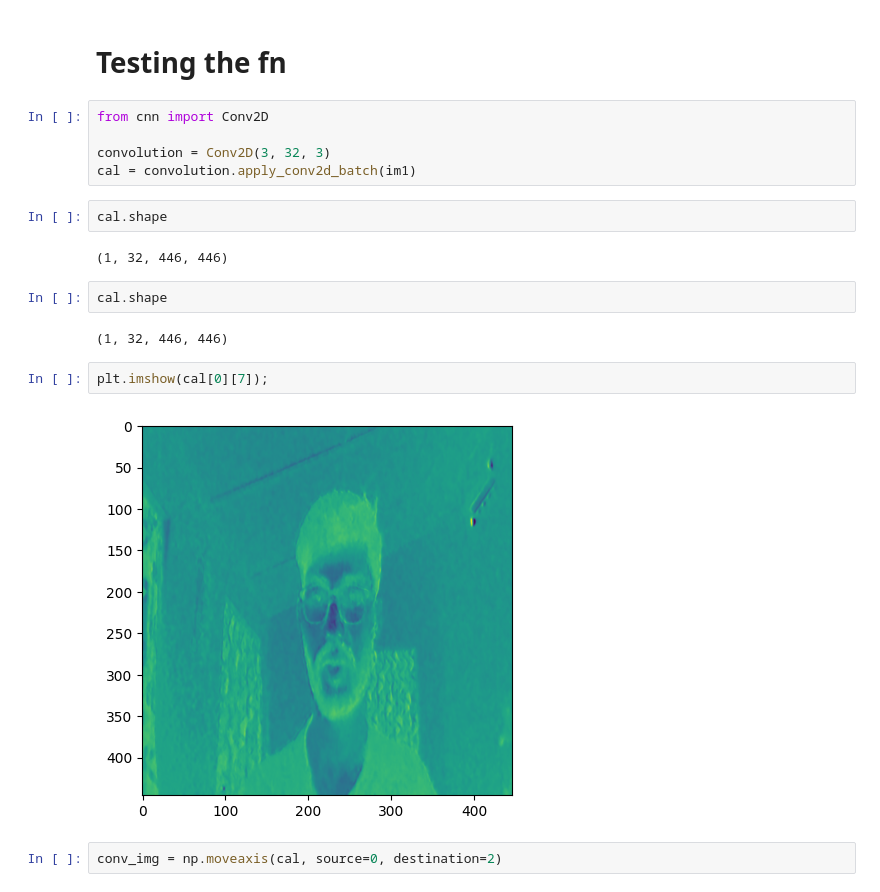
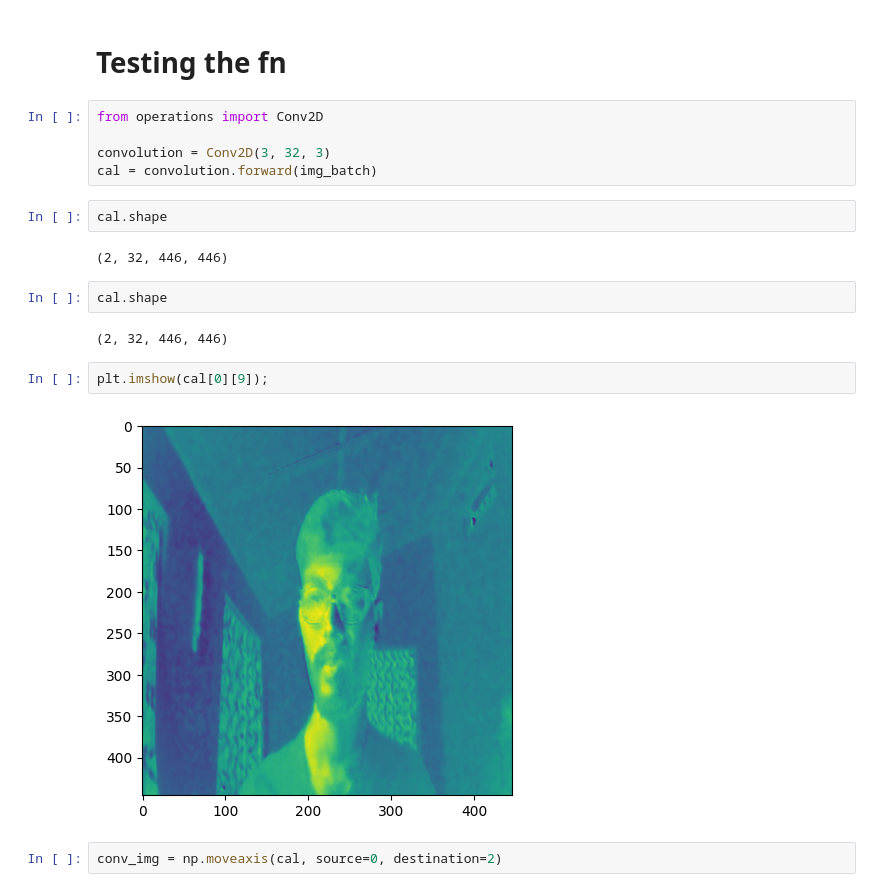
Before and after one commit to HimrajDas/Convolution, a Jupyter notebook: testing.ipynb, the cells around one changed output. Drawn from its saved outputs; the diff is of its cells as text.

Commit message:
refactored conv2d

```diff
--- a/testing.ipynb
+++ b/testing.ipynb
@@ -184,22 +181,22 @@ array([[0., 0., 0., 0., 0., 0., 0.],
 # %% [markdown]
 # Testing the fn
 # %%
-from cnn import Conv2D
+from operations import Conv2D
 
 convolution = Conv2D(3, 32, 3)
-cal = convolution.apply_conv2d_batch(im1)
+cal = convolution.forward(img_batch)
 # %%
 cal.shape
 # %% [output]
-(1, 32, 446, 446)
+(2, 32, 446, 446)
 # %%
 cal.shape
 # %% [output]
-(1, 32, 446, 446)
+(2, 32, 446, 446)
 # %%
-plt.imshow(cal[0][7]);
+plt.imshow(cal[0][9]);
 # %% [output]
-[figure, old version]
+[figure, new version]
 # %%
 conv_img = np.moveaxis(cal, source=0, destination=2)
 # %%
```
Also changed, not shown: parts of 33 cells of this notebook, 4 other files.
